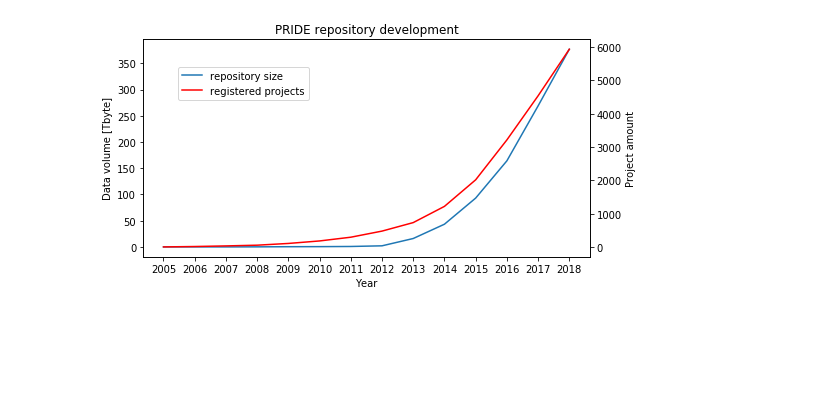
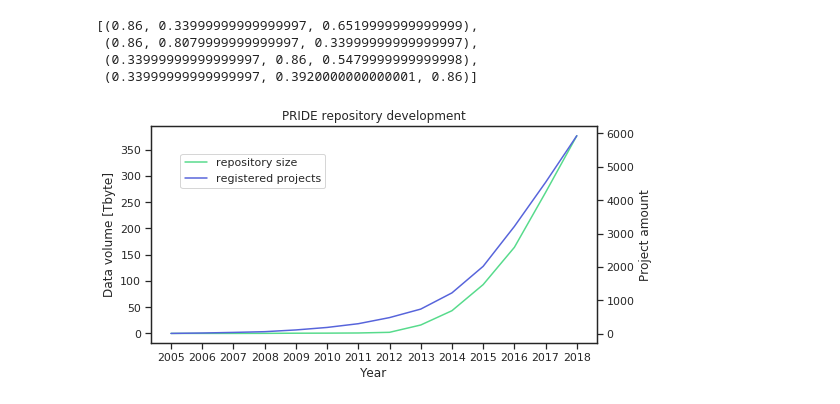
Before and after one commit to qbicsoftware-archive/bigdatabio-2018-pub, a Jupyter notebook: src/figure_plots.ipynb, the cells around one changed output. Drawn from its saved outputs; the diff is of its cells as text; code cells hidden in the pictures; blank space fills up the shorter version.

Commit message:
Add figures and modify plot script

```diff
--- a/src/figure_plots.ipynb
+++ b/src/figure_plots.ipynb
@@ -16,6 +16,7 @@ import os
 import pandas as pd
 import seaborn as sn
 import matplotlib.pyplot as plt
+sn.set_style("ticks")
 # %%
 # Load the input data
 # 1st the PRIDE project accessions and registration date
@@ -114,21 +115,29 @@ plot_dict = {
 }
 data = pd.DataFrame.from_dict(plot_dict)
 data.index = acc_year_project_map.keys()
+# %%
+color_palette = sn.hls_palette(4, 0.9)
+color_palette
+# %% [output]
+[(0.86, 0.33999999999999997, 0.6519999999999999),
+ (0.86, 0.8079999999999997, 0.33999999999999997),
+ (0.33999999999999997, 0.86, 0.5479999999999998),
+ (0.33999999999999997, 0.3920000000000001, 0.86)]
 # %%
 fig, ax = plt.subplots()
 fig.set_size_inches(8, 4)
-sns_plot = sn.lineplot(data=data.loc[:,'repository size per year'], legend=False )
+sns_plot = sn.lineplot(data=data.loc[:,'repository size per year'], legend=False, color=color_palette[2] )
 sns_plot.set(title="PRIDE repository development",
             xlabel="Year")
 sns_plot.set(ylabel="Data volume [Tbyte]")
 
 sns_plot.twinx()
 
-sns_plot2 = sn.lineplot(data=data.loc[:,'projects per year'], color="r", legend=False)
+sns_plot2 = sn.lineplot(data=data.loc[:,'projects per year'], legend=False, color=color_palette[3])
 sns_plot2.set(ylabel="Project amount")
 sns_plot2.autoscale_view()
-sns_plot.get_figure().legend(["repository size", "registered projects"], loc=(0.15,0.7))
+sns_plot.get_figure().legend(["repository size", "registered projects"], loc=(0.15,0.70))
 sns_plot2.get_figure().savefig("figures/pride_growth.eps", dpi=300)
 sns_plot2.get_figure().savefig("figures/pride_growth.png", dpi=300)
 # %% [output]
-[figure, old version]
+[figure, new version]
```
Also changed, not shown: parts of 3 cells of this notebook, 6 other files.
